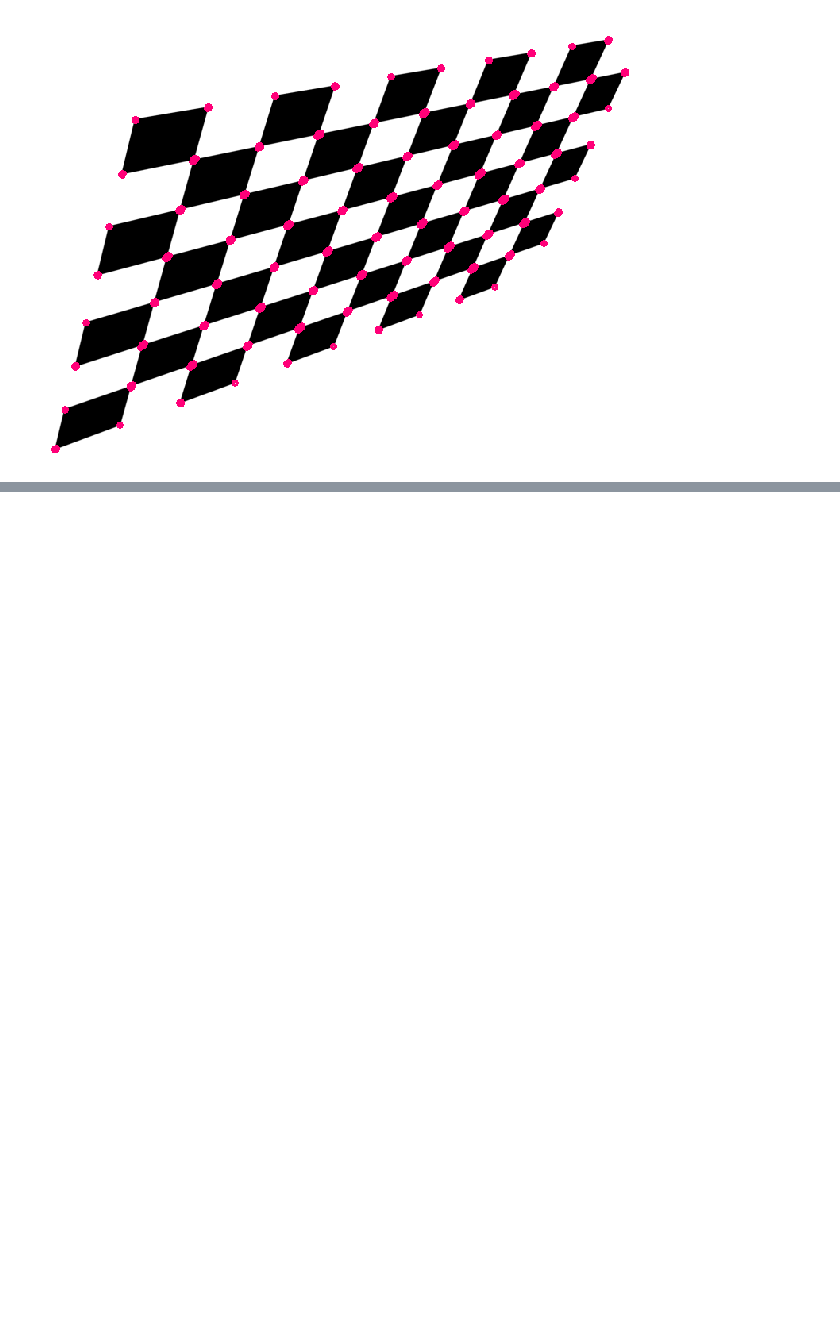
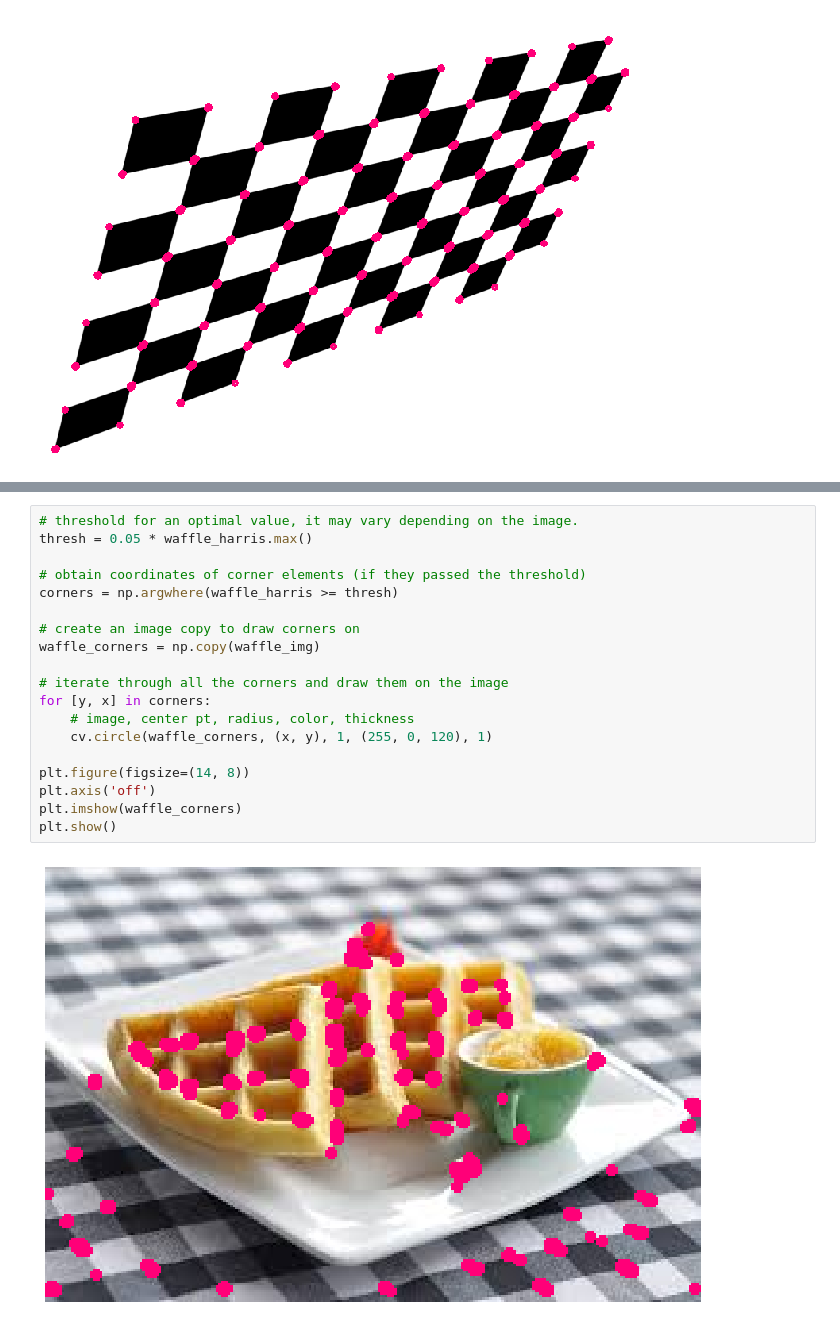
Before and after one commit to ibqn/cv-jupiter, a Jupyter notebook: types of features image segmentation/harris corner detection.ipynb, the cells around one changed output, grey strips where cells are left out. Cells and saved outputs as stored; diff of their text form; blank space fills up the shorter version.

```diff
--- a/types of features image segmentation/harris corner detection.ipynb
+++ b/types of features image segmentation/harris corner detection.ipynb
@@ -58,0 +89,21 @@ plt.show()
+# %%
+# threshold for an optimal value, it may vary depending on the image.
+thresh = 0.05 * waffle_harris.max()
+
+# obtain coordinates of corner elements (if they passed the threshold)
+corners = np.argwhere(waffle_harris >= thresh)
+
+# create an image copy to draw corners on
+waffle_corners = np.copy(waffle_img)
+
+# iterate through all the corners and draw them on the image
+for [y, x] in corners:
+    # image, center pt, radius, color, thickness
+    cv.circle(waffle_corners, (x, y), 1, (255, 0, 120), 1)
+
+plt.figure(figsize=(14, 8))
+plt.axis('off')
+plt.imshow(waffle_corners)
+plt.show()
+# %% [output]
+[figure, added]
```
Also changed, not shown: parts of 2 cells of this notebook.
